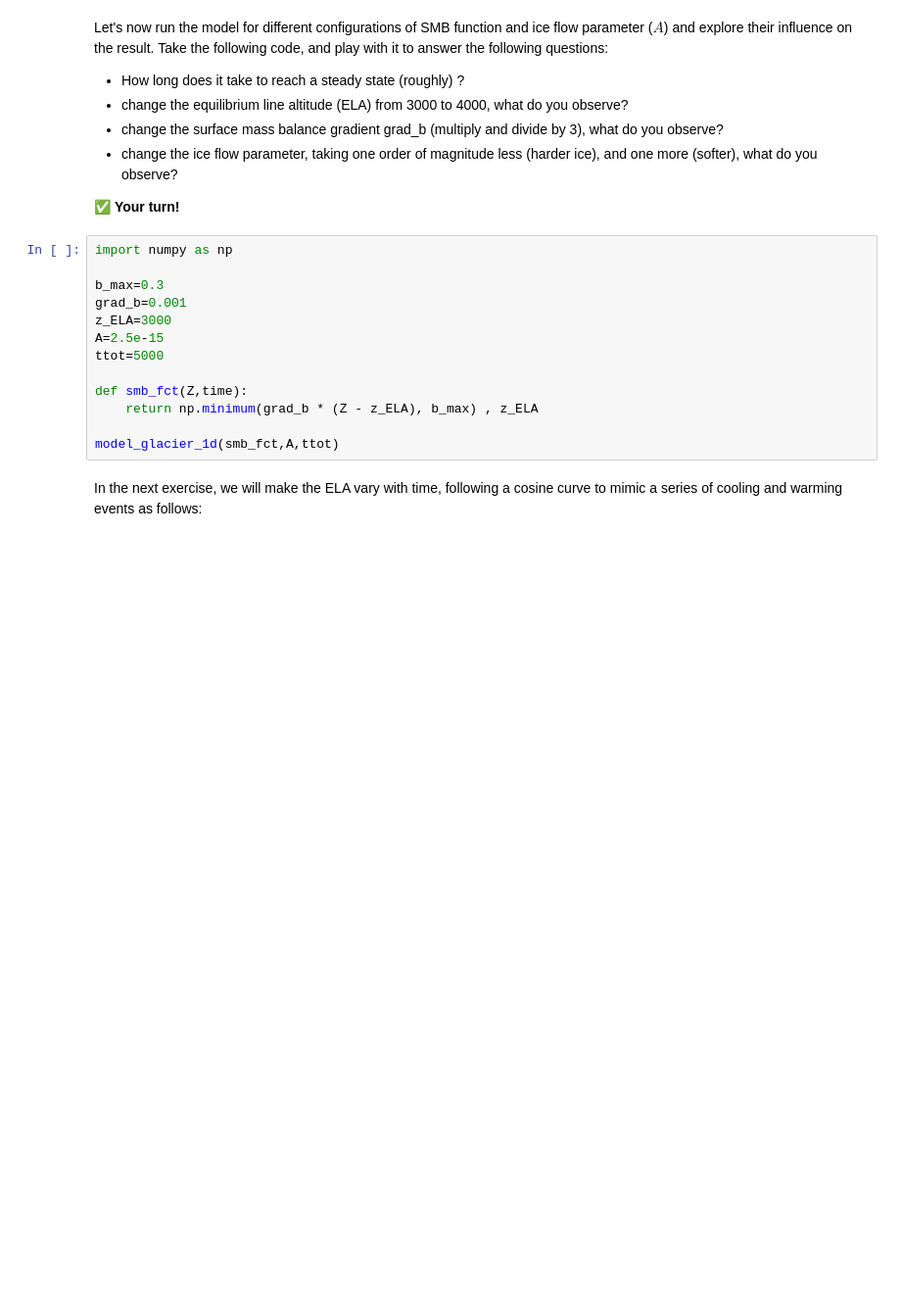
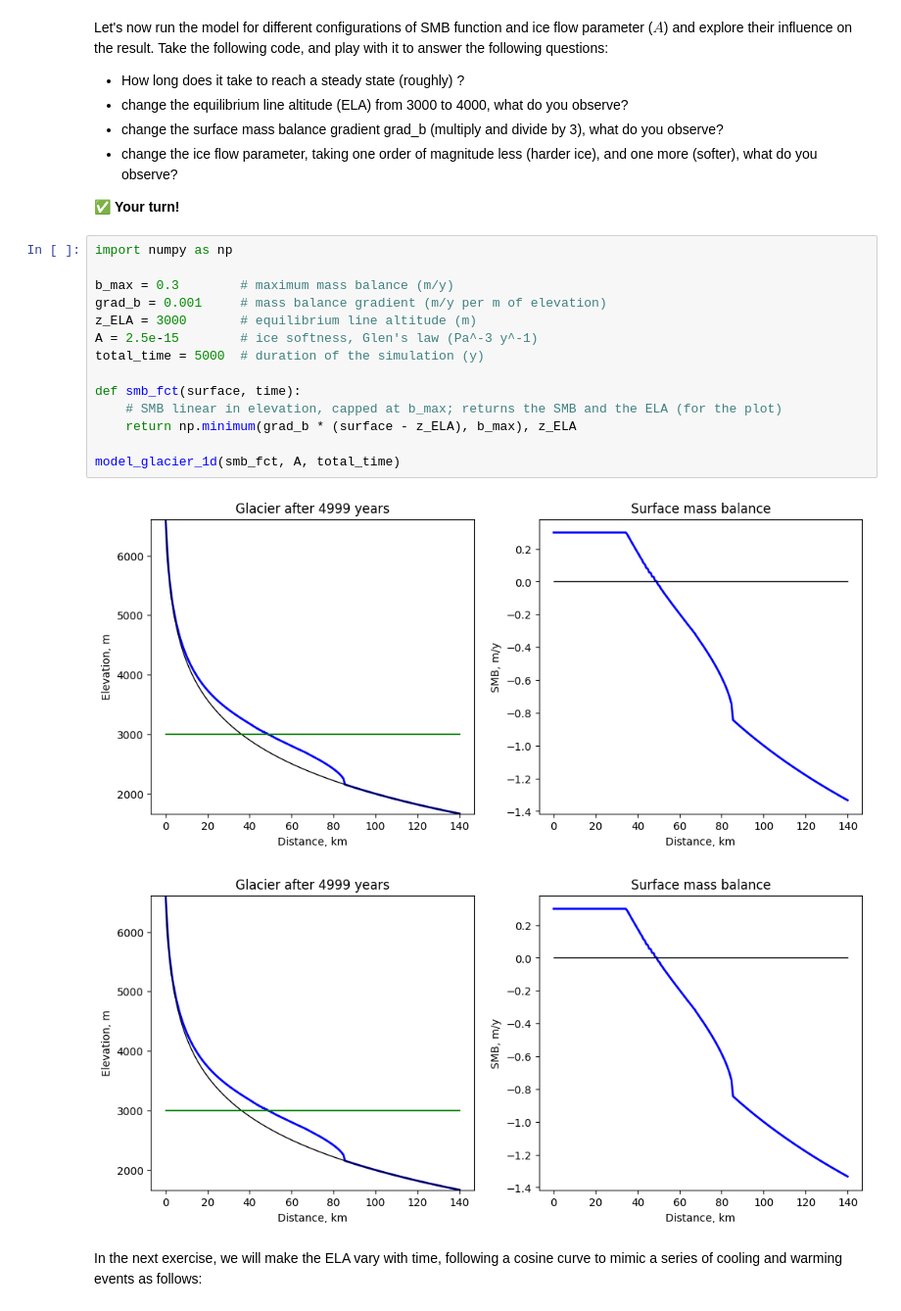
Before and after one commit to jouvetg/glamod, a Jupyter notebook: _sources/session1/1d-tutorial-sia-model.ipynb, the cells around one changed output. Shown at 98% size. Cells and saved outputs as stored; diff of their text form; blank space fills up the shorter version.

```diff
--- a/_sources/session1/1d-tutorial-sia-model.ipynb
+++ b/_sources/session1/1d-tutorial-sia-model.ipynb
@@ -268,16 +275,20 @@ Take the following code, and play with it to answer the following questions:
 # %%
 import numpy as np
 
-b_max=0.3
-grad_b=0.001
-z_ELA=3000
-A=2.5e-15
-ttot=5000
+b_max = 0.3        # maximum mass balance (m/y)
+grad_b = 0.001     # mass balance gradient (m/y per m of elevation)
+z_ELA = 3000       # equilibrium line altitude (m)
+A = 2.5e-15        # ice softness, Glen's law (Pa^-3 y^-1)
+total_time = 5000  # duration of the simulation (y)
 
-def smb_fct(Z,time):
-    return np.minimum(grad_b * (Z - z_ELA), b_max) , z_ELA
+def smb_fct(surface, time):
+    # SMB linear in elevation, capped at b_max; returns the SMB and the ELA (for the plot)
+    return np.minimum(grad_b * (surface - z_ELA), b_max), z_ELA
 
-model_glacier_1d(smb_fct,A,ttot)
+model_glacier_1d(smb_fct, A, total_time)
+# %% [output]
+[figure, added]
+[figure, added]
 # %% [markdown]
 In the next exercise, we will make the ELA vary with time, following a cosine curve to mimic a series of cooling and warming events as follows:
 # %%
```
Also changed, not shown: parts of 12 cells of this notebook, 25 other files.
